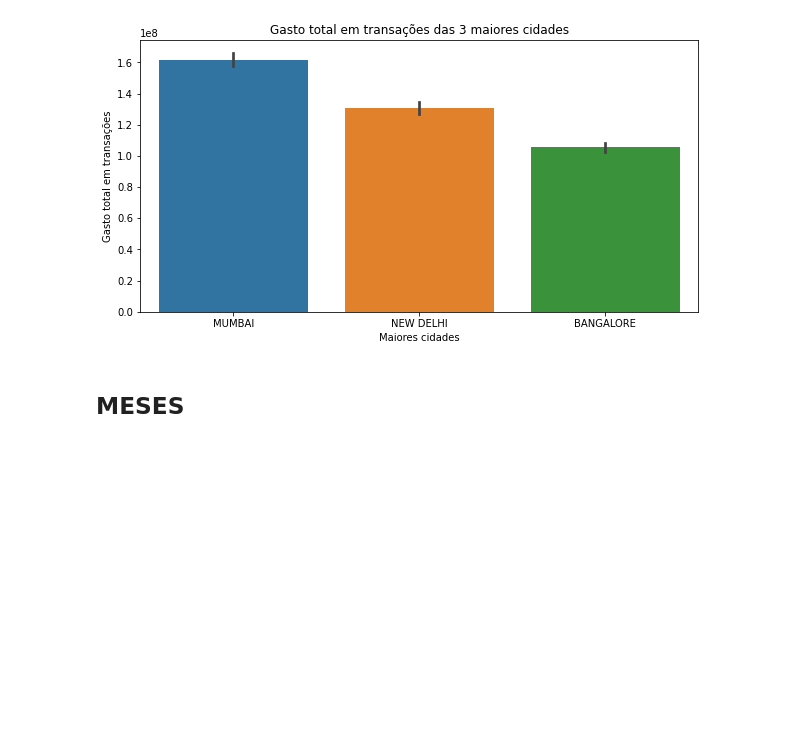
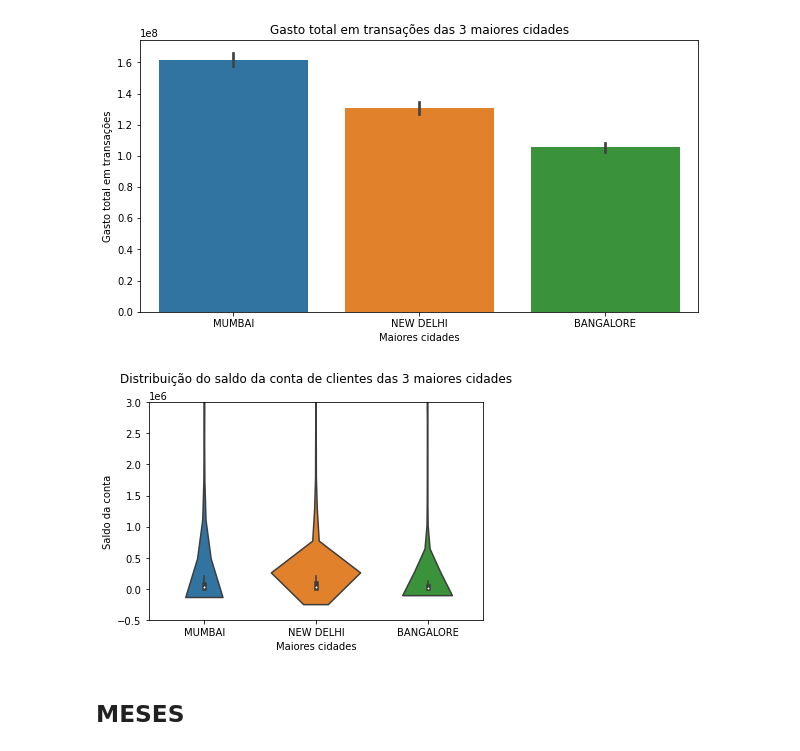
Before and after one commit to tremefabris/am-t2, a Jupyter notebook: bank-transactions-dataviz.ipynb, the cells around one changed output. Saved outputs shown, nothing was run; the diff lists cells and outputs as text; code cells hidden in the pictures; blank space fills up the shorter version.

Commit message:
feat: new plots in dataviz

```diff
--- a/bank-transactions-dataviz.ipynb
+++ b/bank-transactions-dataviz.ipynb
@@ -258,6 +265,19 @@ _ = pbar.set_xlabel("Maiores cidades")
 _ = pbar.set_ylabel("Gasto total em transações")
 # %% [output]
 [figure]
+# %%
+pviolin = sns.violinplot(
+    data=aux,
+    x='CustLocation',
+    y='CustAccountBalance'
+)
+_ = pviolin.set_title("Distribuição do saldo da conta de clientes das 3 maiores cidades", pad=20.)
+_ = pviolin.set_xlabel("Maiores cidades")
+_ = pviolin.set_ylabel("Saldo da conta")
+
+_ = plt.ylim(-500000, 3000000)
+# %% [output]
+[figure, added]
 # %% [markdown]
 ## MESES
 # %%
```
Also changed, not shown: parts of 6 cells of this notebook, 1 other file.
